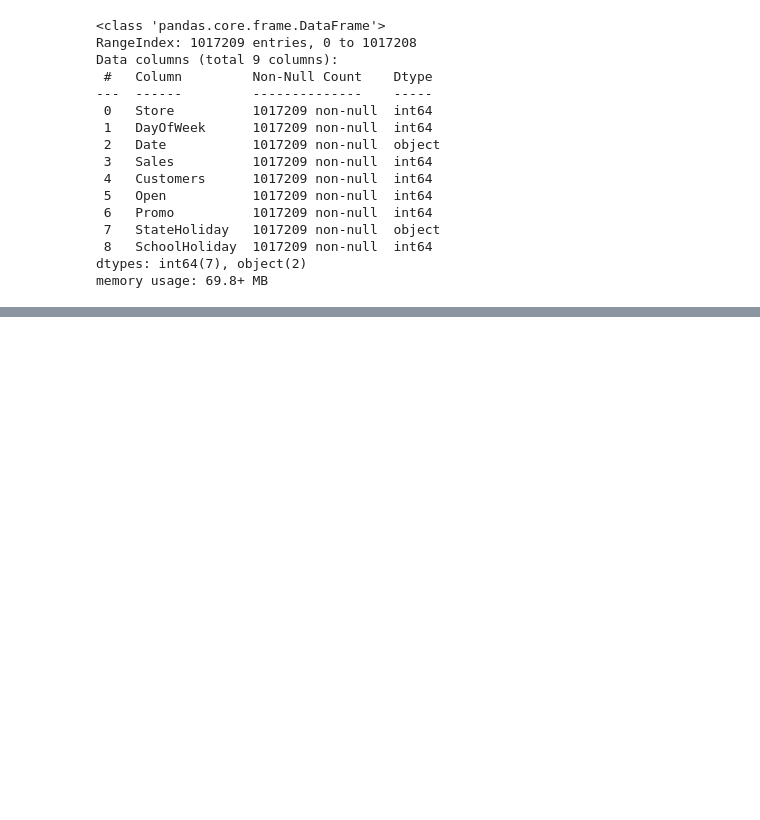
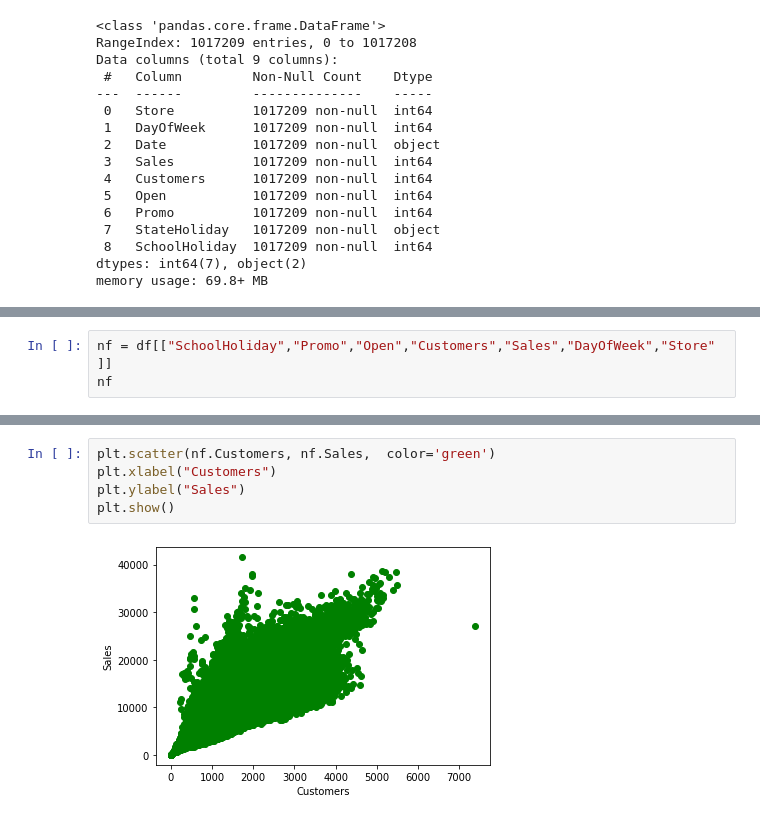
Before and after one commit to GauravBFG10K/Retail_Sales_Regression-Analysis, a Jupyter notebook: Rossmann_Sales_Prediction_Regression_Gaurav_Tiwari.ipynb, the cells around one changed output, grey strips where cells are left out. Cells and saved outputs as stored; diff of their text form; blank space fills up the shorter version.

```diff
--- a/Rossmann_Sales_Prediction_Regression_Gaurav_Tiwari.ipynb
+++ b/Rossmann_Sales_Prediction_Regression_Gaurav_Tiwari.ipynb
@@ -94,0 +159,3 @@ memory usage: 69.8+ MB
+# %%
+nf = df[["SchoolHoliday","Promo","Open","Customers","Sales","DayOfWeek","Store" ]]
+nf
@@ -94,0 +176,7 @@ memory usage: 69.8+ MB
+# %%
+plt.scatter(nf.Customers, nf.Sales,  color='green')
+plt.xlabel("Customers")
+plt.ylabel("Sales")
+plt.show()
+# %% [output]
+[figure, added]
```
Also changed, not shown: parts of 15 cells of this notebook.
